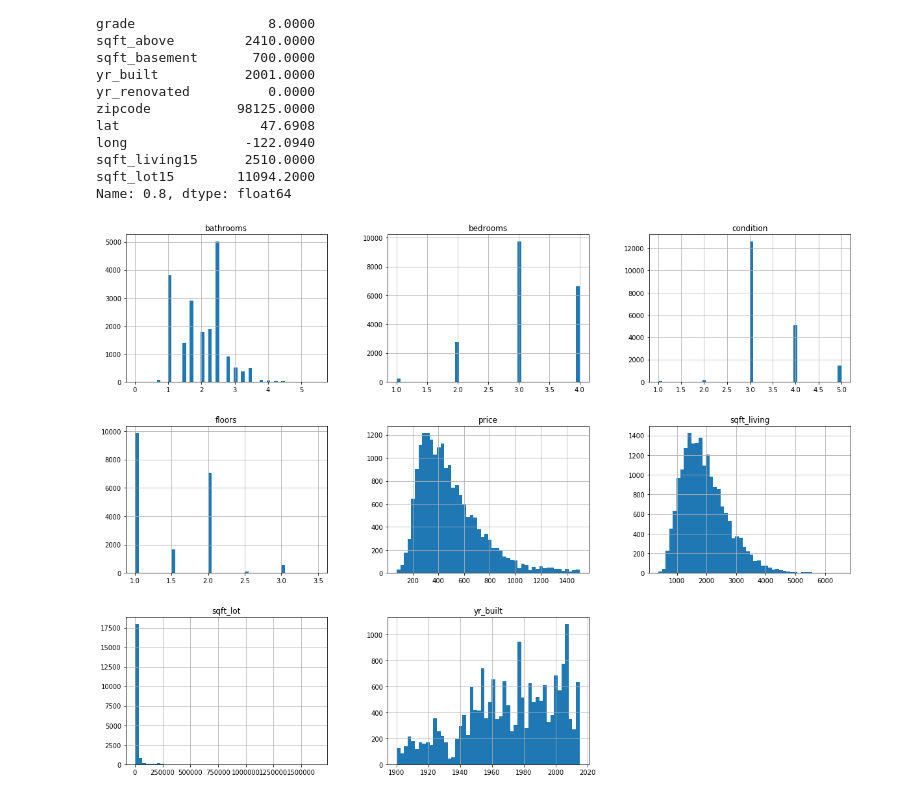
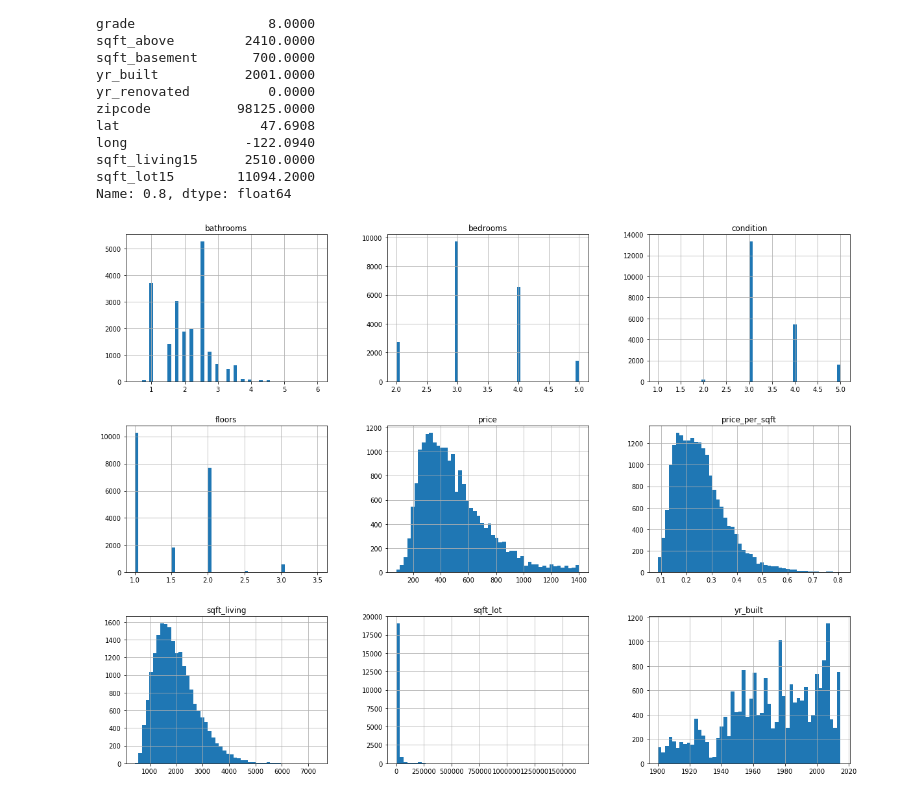
Before and after one commit to mwacc/dataplay, a Jupyter notebook: Seattle exploration.ipynb, the cells around one changed output. Drawn from its saved outputs; the diff is of its cells as text; code cells hidden in the pictures.

```diff
--- a/Seattle exploration.ipynb
+++ b/Seattle exploration.ipynb
@@ -92,20 +92,23 @@ sqft_living15      2510.0000
 sqft_lot15        11094.2000
 Name: 0.8, dtype: float64
 # %%
-df.drop(df[df.bedrooms > 4].index, inplace=True)
-df.drop(df[df.bedrooms == 0].index, inplace=True)
-# ignore outliers, more expensive then 1.5M
-df.drop(df[df.price > 1500000].index, inplace=True)
+df.drop(df[df.bedrooms > 5].index, inplace=True)
+df.drop(df[df.bedrooms < 2].index, inplace=True)
+# ignore outliers, more expensive then 1.4M
+df.drop(df[df.price > 1400000].index, inplace=True)
 
 # change price scale from USD to thoushand USD
 df["price"] = df["price"]/1000
+
+# add price per sq ft
+df['price_per_sqft'] = df['price']/df['sqft_living']
 # %%
 %matplotlib inline
 import matplotlib.pyplot as plt
 
-df.hist(column=["price", "bedrooms", "bathrooms", "sqft_living", "sqft_lot", "floors", "condition", "yr_built"],
+df.hist(column=["price", "bedrooms", "bathrooms", "sqft_living", "sqft_lot", "floors", "condition", "yr_built", "price_per_sqft"],
          bins=50, figsize=(20,15))
 plt.savefig("attribute_histogram_plots")
 plt.show()
 # %% [output]
-[figure, old version]
+[figure, new version]
```
Also changed, not shown: parts of 6 cells of this notebook.
